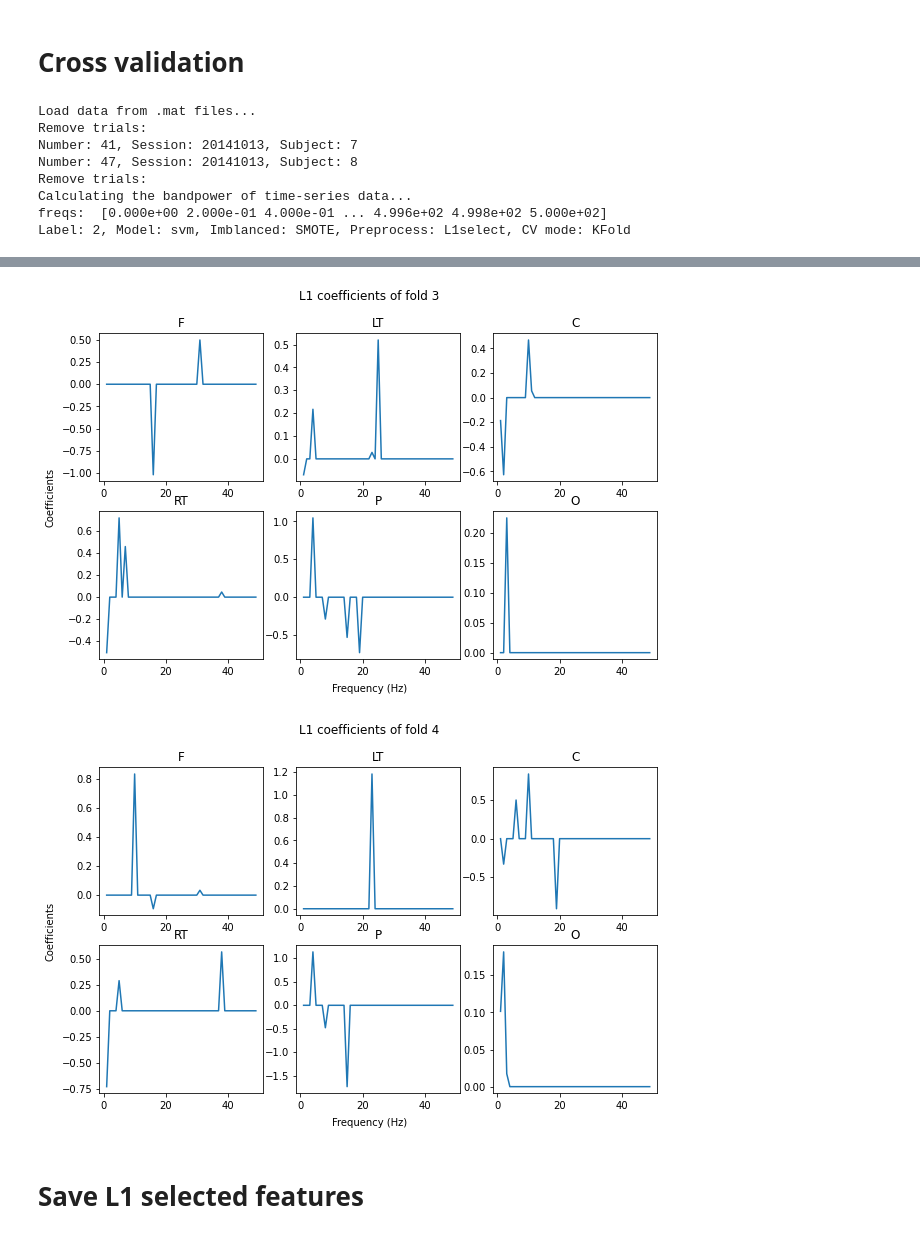
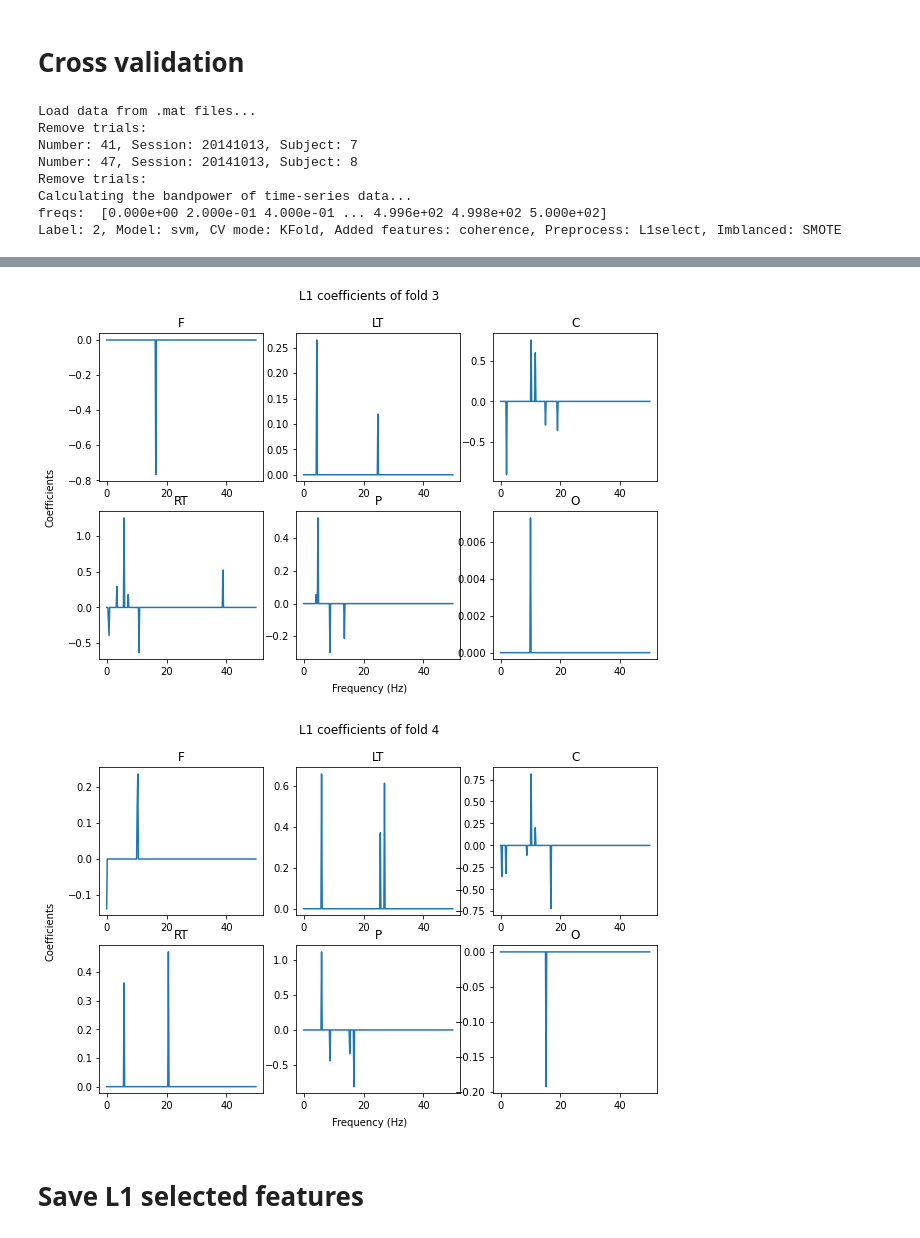
Before and after one commit to hundredball/Classroom_stress, a Jupyter notebook: classification.ipynb, the cells around one changed output, grey strips where cells are left out. Drawn from its saved outputs; the diff is of its cells as text; code cells hidden in the pictures.

Commit message:
Classification and L1 feature selection analysis with coherence

```diff
--- a/classification.ipynb
+++ b/classification.ipynb
@@ -26,17 +26,15 @@ from plot_confusion_matrix import plot_confusion_matrix
 # %%
 show_acc = False
 output_cm = False
-use_psd = False
+use_psd = True
 data_folder = 'bp_ica_only'
-folder_name = 'BP_classification_bpicaonly_label2'
+folder_name = 'PSD_classification_bpicaonly_label2'
 n_splits = 5
 
 average_regions = 1
 reReference = False
 
 label_formats = list(range(2,3))
-
-selected_features = {region:[] for region in ['F','LT','C','RT','P','O']}
 
 for label_format in label_formats:
 
@@ -52,6 +50,10 @@ for label_format in label_formats:
 
     if average_regions:
         data.avg_channels_into_regions(mode=average_regions)
+
+    # Get coherence
+    low, high = [4, 7, 13], [7, 13, 30]
+    coherence = data.get_coherence(low, high)
 
     # Transform into power
     low, high = list(range(1,50)), list(range(2,51))
@@ -70,21 +72,23 @@ for label_format in label_formats:
         xaxis = np.array(low)
 
     # Select models
-    # TODO: Add coherence as features
     model_names = ['naive', 'svm', 'xgboost', 'random_forest']
     cv_modes = ['KFold', 'LOSO', 'LOO']
+    add_features = ['None', 'coherence']
     preprocess_methods = ['None', 'StdScale', 'PCAVar', 'PCAL1select', 'L1select', 'SparsePCA']
     imbalanced_methods = ['None', 'SMOTE', 'cost-sensitive']
 
     model_names = ['svm']
     cv_modes = ['KFold']
+    add_features = ['coherence']
     preprocess_methods = ['L1select']
     imbalanced_methods = ['SMOTE']
 
-    for model_name, cv_mode, preprocess_name, imbalanced_method in itertools.product(model_names, cv_modes, preprocess_methods, imbalanced_methods):
+    for model_name, cv_mode, added_feature, preprocess_name, imbalanced_method in itertools.product(model_names, cv_modes, add_features, preprocess_methods, imbalanced_methods):
 
-        file_name = '%s/label%d_%s_%s_%s_%s.csv'%(folder_name, label_format, model_name, imbalanced_method, cv_mode, preprocess_name)
-        description = 'Label: %d, Model: %s, Imblanced: %s, Preprocess: %s, CV mode: %s'%(label_format, model_name, imbalanced_method, preprocess_name, cv_mode)
+        file_name = '%s/label%d_%s_%s_%s_%s_%s.csv'%(folder_name, label_format, model_name, cv_mode, added_feature, preprocess_name, imbalanced_method)
+        description = 'Label: %d, Model: %s, CV mode: %s, Added features: %s, Preprocess: %s, Imblanced: %s'%(
+            label_format, model_name, cv_mode, added_feature, preprocess_name, imbalanced_method)
         print(description)
 
         num_sample = len(data.EEG_list)
@@ -96,6 +100,10 @@ for label_format in label_formats:
             X_power = np.zeros((num_sample, inputs[1].shape[1]))
             for i in range(len(X)):
                 X_power[i,:] = np.mean(inputs[i],0)
+
+        # Add additional features
+        if added_feature == 'coherence':
+            X_power = np.concatenate((X_power, coherence), axis=1)
 
         kf = KFold(n_splits=n_splits, shuffle=True, random_state=23)
         loo = LeaveOneOut()
@@ -121,6 +129,9 @@ for label_format in label_formats:
 
         train_confusion = np.zeros((2,2))
         val_confusion = np.zeros((2,2))
+        selected_features = {region:[] for region in ['F','LT','C','RT','P','O']}
+        if added_feature == 'coherence':
+            selected_features[added_feature] = []
 
         if show_acc:
             print('Sub  \t Chance\t | Train | Val')
@@ -158,12 +169,17 @@ for label_format in label_formats:
                     axs[row][col].plot(xaxis, coef)
                     axs[row][col].set_title(data.df_all.loc[0,'channels'][i_channel])
 
+                    # TODO: Change selected_features
                     selected_features[data.df_all.loc[0,'channels'][i_channel]].append(list(xaxis[np.where(coef!=0)[0]]))
 
                 fig.suptitle('L1 coefficients of fold %d'%(i_fold))
                 fig.text(0.5, 0.05, 'Frequency (Hz)', ha='center')
                 fig.text(0.05, 0.5, 'Coefficients', va='center', rotation='vertical')
                 fig.savefig('./results/l1_select_fold%d.png'%(i_fold))
+
+                if added_feature == 'coherence':
+                    coef = sel_.estimator_.coef_[0, 6*len(xaxis):]
+                    selected_features[added_feature].append(list(np.where(coef!=0)[0]))
 
             elif preprocess_name in ['PCAVar', 'PCAL1select', 'SparsePCA']:
                 if preprocess_name == 'PCAVar':
@@ -290,4 +306,4 @@ Number: 47, Session: 20141013, Subject: 8
 Remove trials:
 Calculating the bandpower of time-series data...
 freqs:  [0.000e+00 2.000e-01 4.000e-01 ... 4.996e+02 4.998e+02 5.000e+02]
-Label: 2, Model: svm, Imblanced: SMOTE, Preprocess: L1select, CV mode: KFold
+Label: 2, Model: svm, CV mode: KFold, Added features: coherence, Preprocess: L1select, Imblanced: SMOTE
@@ -297,5 +313,5 @@ Label: 2, Model: svm, Imblanced: SMOTE, Preprocess: L1select, CV mode: KFold
-[figure, old version]
+[figure, new version]
-[figure, old version]
+[figure, new version]
 # %% [markdown]
 # Save L1 selected features
 # %%
```
Also changed, not shown: parts of 2 cells of this notebook, 1 other file.
